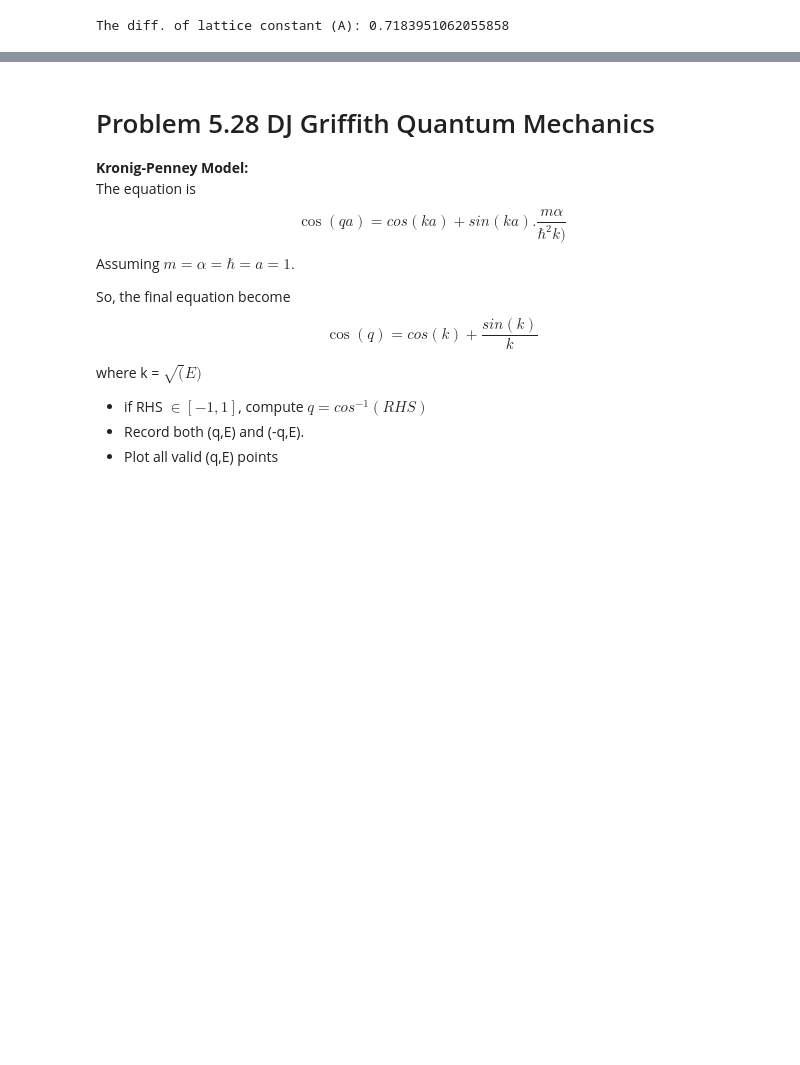
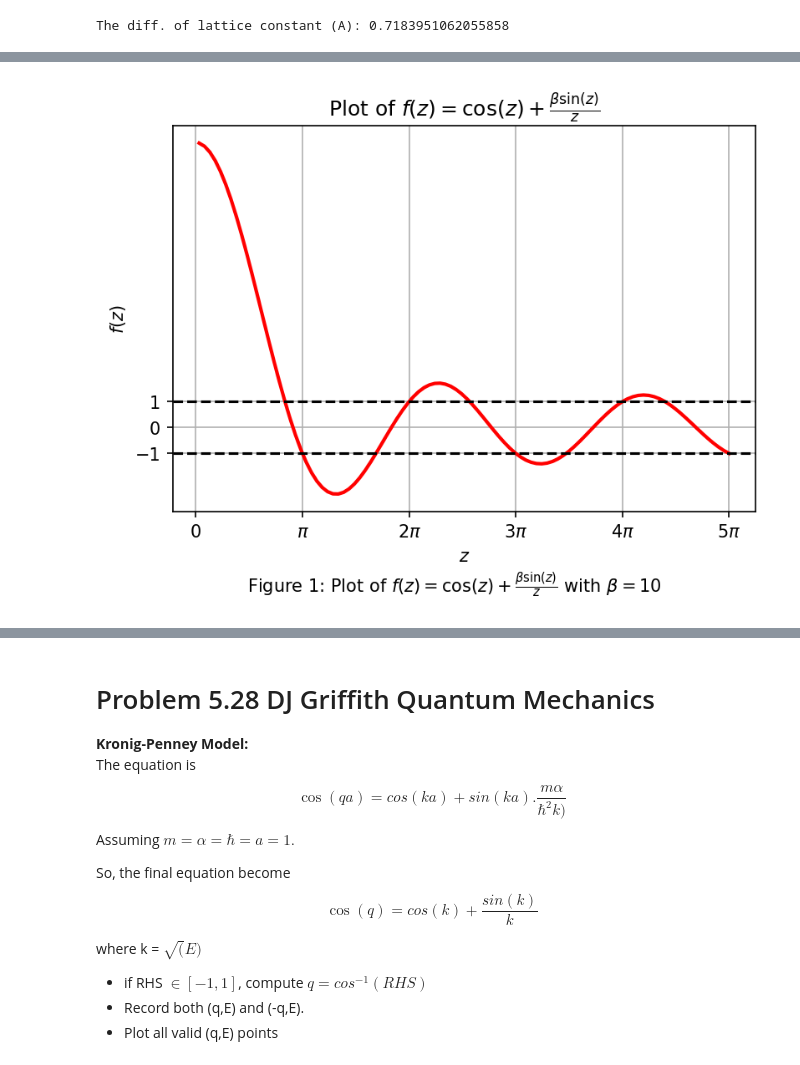
Before and after one commit to Arahman0i/SSP-Lab, a Jupyter notebook: SSP.ipynb, the cells around one changed output, grey strips where cells are left out. Saved outputs shown, nothing was run; the diff lists cells and outputs as text; code cells hidden in the pictures; blank space fills up the shorter version.

```diff
--- a/SSP.ipynb
+++ b/SSP.ipynb
@@ -343,37 +311,40 @@ plt.text(2, 0, 'Forbidden Bandgap', fontsize=9, color='gray', ha='center')
 # %%
+# Version 2
 import numpy as np
 import matplotlib.pyplot as plt
 
 
 q = np.linspace(0.1,5*np.pi,100)
 z = np.linspace(0.1,5*np.pi,100)
 beta = 10
 
 def f(z):
   f = np.cos(z) + beta*np.sin(z)/z
   return f
 
 def plot_f(beta):
+  plt.figure(figsize=(6,4))
   plt.plot(z,f(z),linewidth = 2.0,color = 'red')
   plt.xlabel(r'$z$')
   plt.ylabel(r'$f(z)$')
   plt.title(r'Plot of $f(z) = \cos(z) + \frac{\beta\sin(z)}{z}$')
   plt.grid(True)
 
   # Add two horizontal lines at y =1 and y = -1
   plt.axhline(y=1, color='black', linestyle='--', linewidth=1.5)
   plt.axhline(y=-1, color='black', linestyle='--', linewidth=1.5)
 
   # Ticks of the axes
   plt.yticks([-1, 0, 1])
   plt.xticks([0,np.pi, 2*np.pi, 3*np.pi, 4*np.pi, 5*np.pi],[r'$0$',r'$\pi$', r'$2\pi$', r'$3\pi$', r'$4\pi$', r'$5\pi$'])
 
   # Add caption below the plot
   plt.figtext(0.5, -0.05, 'Figure 1: Plot of $f(z) = \cos(z) + \\frac{\\beta \sin(z)}{z}$ with $\\beta = 10$',
               ha='center', fontsize=10)
-
   plt.show()
 
 plot_f(beta=5)
+# %% [output]
+[figure, added]
 # %%
 plot_f(beta=1)
```
Also changed, not shown: parts of 7 cells of this notebook.
